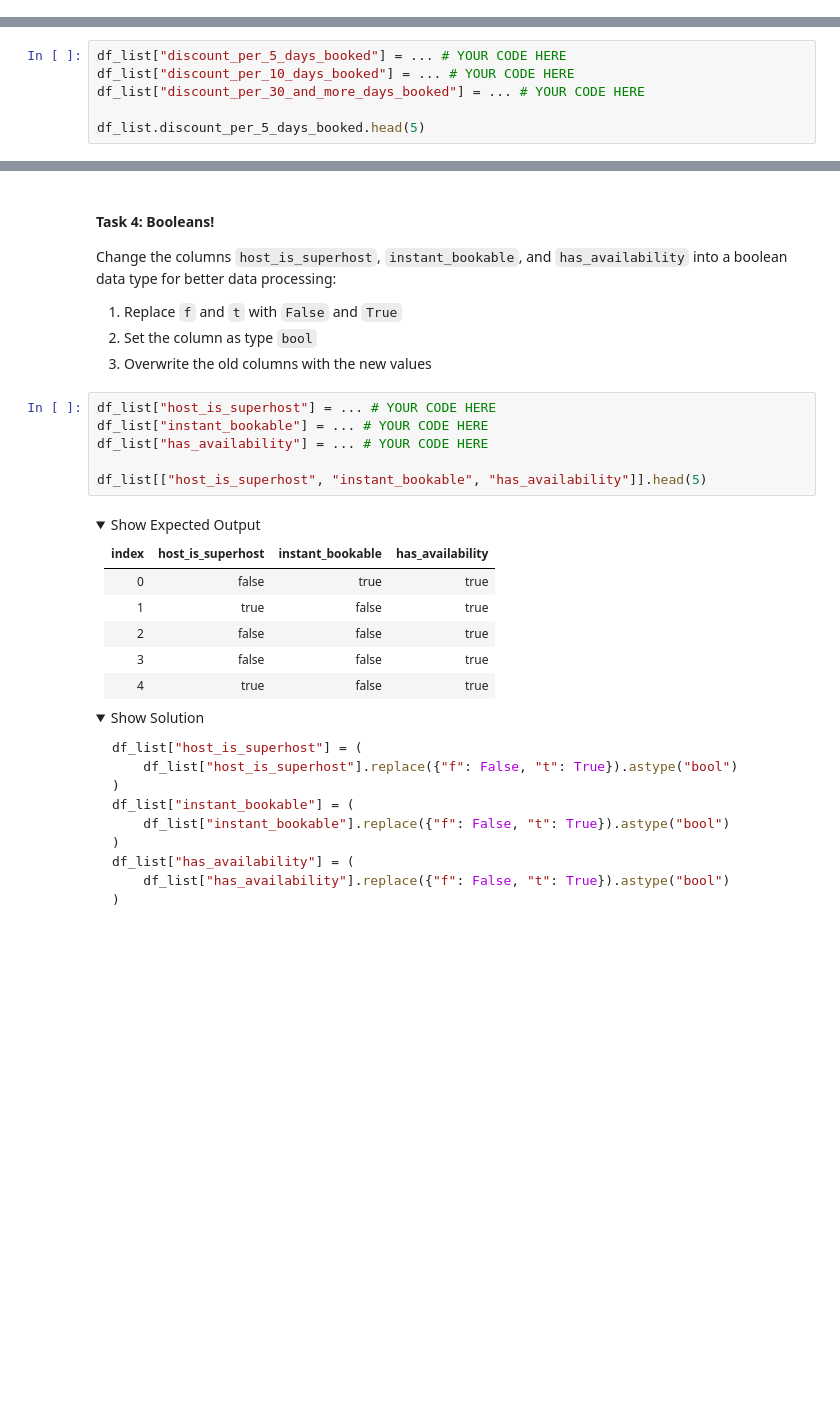
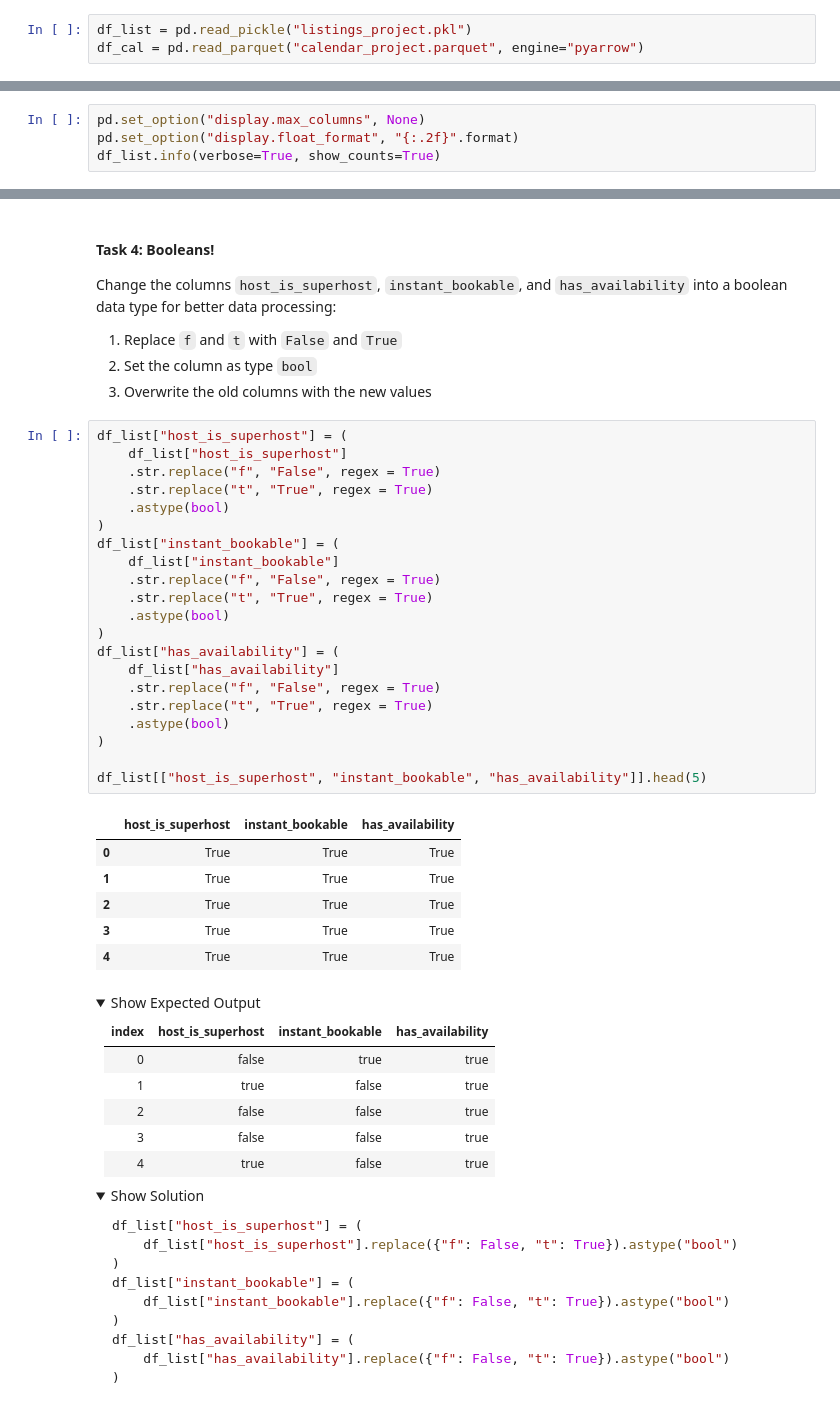
Before and after one commit to joeljohnston/pyforml, a Jupyter notebook: Week_2_Project_Pandas.ipynb, the cells around one changed output, grey strips where cells are left out. Cells and saved outputs as stored; diff of their text form; folded sections open; blank space fills up the shorter version.

```diff
--- a/Week_2_Project_Pandas.ipynb
+++ b/Week_2_Project_Pandas.ipynb
@@ -49,3 +64,6 @@ df_cal = # YOUR CODE HERE
+# %%
+df_list = pd.read_pickle("listings_project.pkl")
+df_cal = pd.read_parquet("calendar_project.parquet", engine="pyarrow")
 # %% [markdown]
 <details>
 <summary>Show Solution</summary>
@@ -67,0 +84,4 @@ Let's try and get an overview of the **Listings DataFrame**, called `df_list`. T
+# %%
+pd.set_option("display.max_columns", None)
+pd.set_option("display.float_format", "{:.2f}".format)
+df_list.info(verbose=True, show_counts=True)
@@ -93,9 +138,3 @@ Perform this four-step process to change each of the three `discount_per_...` co
 Perform these four steps for all thee columns.
 
 ***Please note that running this code block more than once might cause an error. This is because you are re-assigning your columns with this code, and if you run the code again, the variable/column you are referring to has already been changed to its preferred state.***
-# %%
-df_list["discount_per_5_days_booked"] = ... # YOUR CODE HERE
-df_list["discount_per_10_days_booked"] = ... # YOUR CODE HERE
-df_list["discount_per_30_and_more_days_booked"] = ... # YOUR CODE HERE
-
-df_list.discount_per_5_days_booked.head(5)
@@ -153,12 +227,34 @@ Change the columns `host_is_superhost`, `instant_bookable`, and `has_availabilit
 1. Replace `f` and `t` with `False` and `True`
 1. Set the column as type `bool`
 1. Overwrite the old columns with the new values
-# %%
-df_list["host_is_superhost"] = ... # YOUR CODE HERE
-df_list["instant_bookable"] = ... # YOUR CODE HERE
-df_list["has_availability"] = ... # YOUR CODE HERE
-
-df_list[["host_is_superhost", "instant_bookable", "has_availability"]].head(5)
+# %%
+df_list["host_is_superhost"] = (
+    df_list["host_is_superhost"]
+    .str.replace("f", "False", regex = True)
+    .str.replace("t", "True", regex = True)
+    .astype(bool)
+)
+df_list["instant_bookable"] = (
+    df_list["instant_bookable"]
+    .str.replace("f", "False", regex = True)
+    .str.replace("t", "True", regex = True)
+    .astype(bool)
+)
+df_list["has_availability"] = (
+    df_list["has_availability"]
+    .str.replace("f", "False", regex = True)
+    .str.replace("t", "True", regex = True)
+    .astype(bool)
+)
+
+df_list[["host_is_superhost", "instant_bookable", "has_availability"]].head(5)
+# %% [output]
+|  | host_is_superhost | instant_bookable | has_availability |
+| 0 | True | True | True |
+| 1 | True | True | True |
+| 2 | True | True | True |
+| 3 | True | True | True |
+| 4 | True | True | True |
 # %% [markdown]
 <details>
 <summary>Show Expected Output</summary>
```
Also changed, not shown: parts of 17 cells of this notebook.
